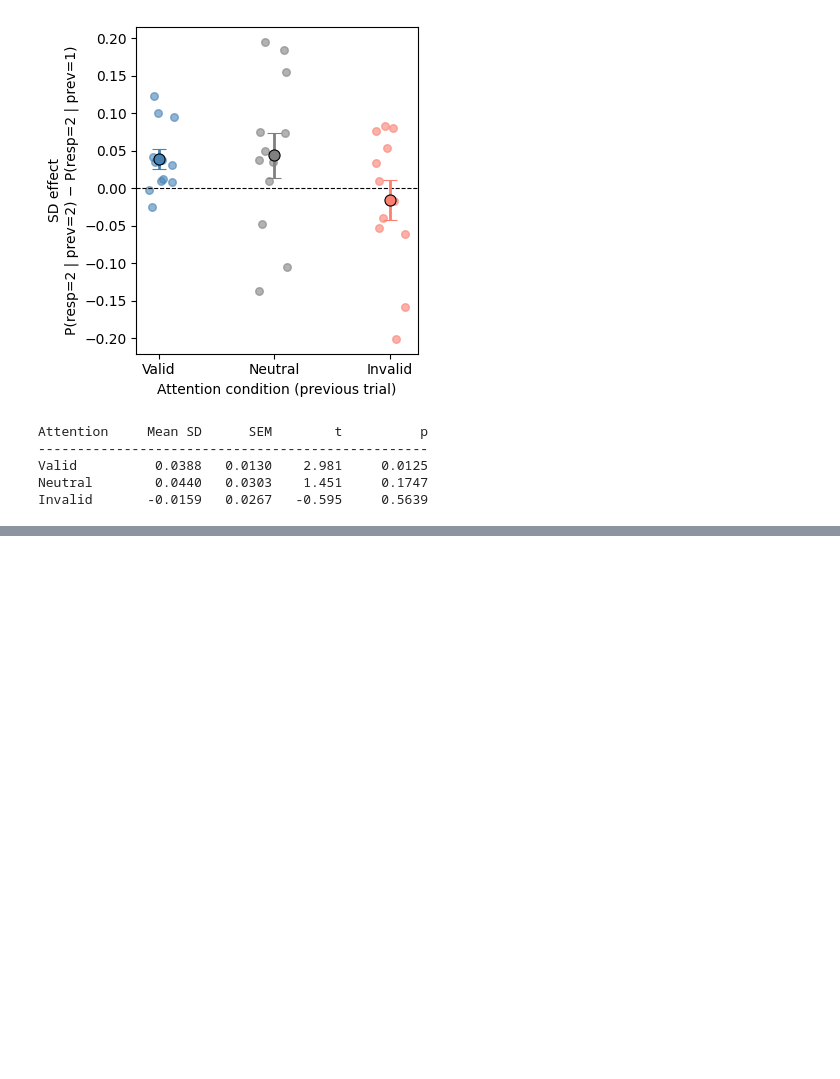
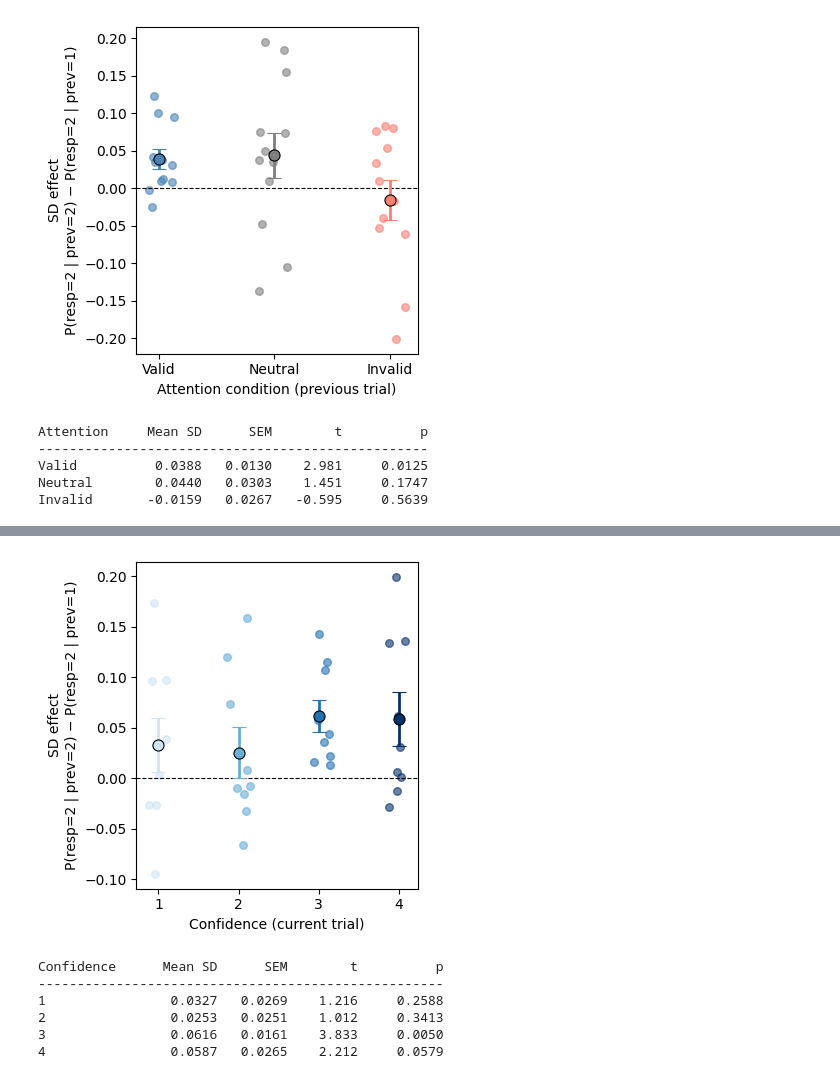
Before and after one commit to racheldenison/sd-att-conf, a Jupyter notebook: analysis.ipynb, the cells around one changed output, grey strips where cells are left out. Drawn from its saved outputs; the diff is of its cells as text; code cells hidden in the pictures; blank space fills up the shorter version.

```diff
--- a/analysis.ipynb
+++ b/analysis.ipynb
@@ -271,0 +312,41 @@ Invalid       -0.0159   0.0267   -0.595     0.5639
+# %%
+pivot_conf = subj_resp2_conf.pivot_table(
+    index=['Subj_idx', 'Confidence'], columns='prev_Response', values='resp2'
+).reset_index()
+pivot_conf.columns.name = None
+pivot_conf = pivot_conf.rename(columns={1: 'prev1', 2: 'prev2'})
+pivot_conf['sd_effect'] = pivot_conf['prev2'] - pivot_conf['prev1']
+
+conf_colors = {1: '#d0e4f7', 2: '#6aaed6', 3: '#2171b5', 4: '#08306b'}
+
+fig, ax = plt.subplots(figsize=(4, 4))
+for conf in conf_order:
+    grp = pivot_conf[pivot_conf['Confidence'] == conf]['sd_effect']
+    xs_jit = rng.uniform(conf - jitter, conf + jitter, size=len(grp))
+    ax.scatter(xs_jit, grp.values, color=conf_colors[conf], alpha=0.6, s=30, zorder=2)
+    ax.errorbar(conf, grp.mean(), yerr=grp.sem(), color=conf_colors[conf],
+                marker='o', markersize=8, capsize=5, linewidth=2, zorder=3,
+                markeredgecolor='k', markeredgewidth=0.8)
+
+ax.axhline(0, color='k', linestyle='--', linewidth=0.8)
+ax.set_xticks(conf_order)
+ax.set_xlabel('Confidence (current trial)')
+ax.set_ylabel('SD effect\nP(resp=2 | prev=2) − P(resp=2 | prev=1)')
+plt.tight_layout()
+plt.show()
+# %% [output]
+[figure, added]
+# %%
+print(f"{'Confidence':<12} {'Mean SD':>10} {'SEM':>8} {'t':>8} {'p':>10}")
+print("-" * 52)
+for conf in conf_order:
+    grp = pivot_conf[pivot_conf['Confidence'] == conf]['sd_effect']
+    t, p = stats.ttest_1samp(grp, popmean=0)
+    print(f"{conf:<12} {grp.mean():>10.4f} {grp.sem():>8.4f} {t:>8.3f} {p:>10.4f}")
+# %% [output]
+Confidence      Mean SD      SEM        t          p
+----------------------------------------------------
+1                0.0327   0.0269    1.216     0.2588
+2                0.0253   0.0251    1.012     0.3413
+3                0.0616   0.0161    3.833     0.0050
+4                0.0587   0.0265    2.212     0.0579
```
Also changed, not shown: parts of 26 cells of this notebook.
